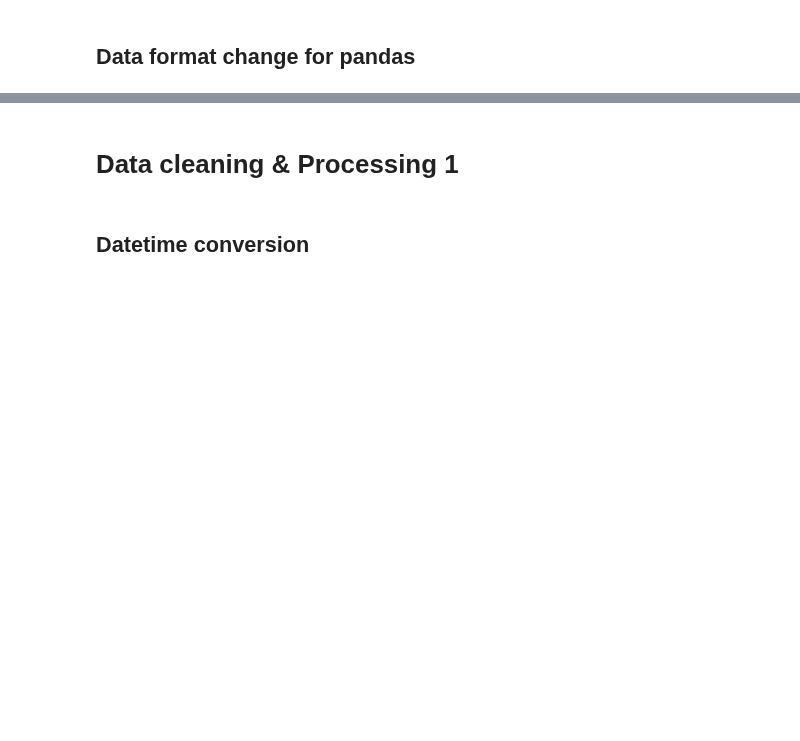
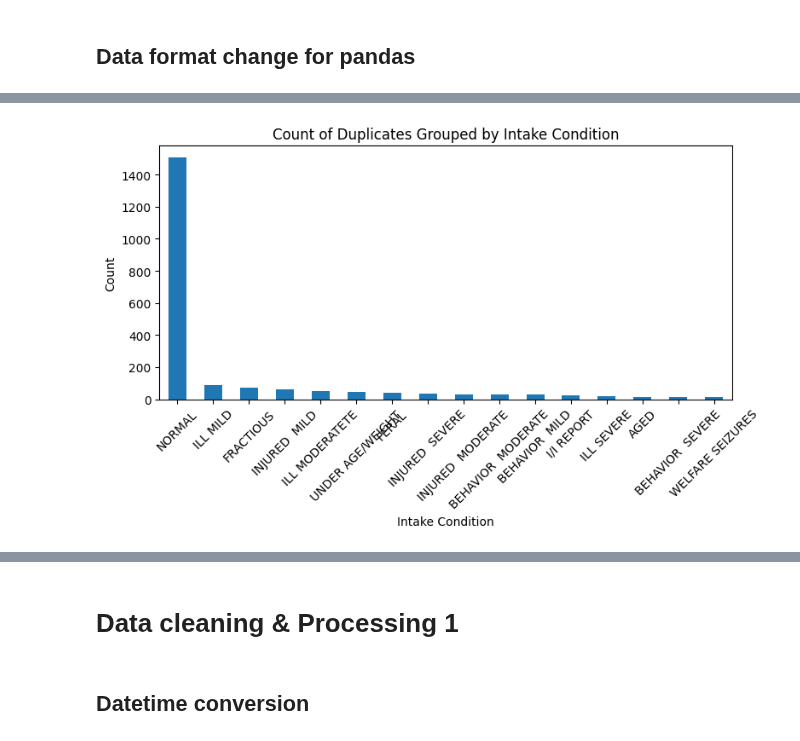
Before and after one commit to atharvavyas1/Lee-paw-faith, a Jupyter notebook: Notebooks/Long Beach EDA.ipynb, the cells around one changed output, grey strips where cells are left out. Drawn from its saved outputs; the diff is of its cells as text; code cells hidden in the pictures; blank space fills up the shorter version.

```diff
--- a/Notebooks/Long Beach EDA.ipynb
+++ b/Notebooks/Long Beach EDA.ipynb
@@ -235,0 +294,12 @@ df.columns = df.columns.str.strip().str.replace('\ufeff', '') # Removing whitesp
+# %%
+# 3. Histogram: count of duplicates grouped by intake_cond
+plt.figure(figsize=(8, 5))
+duplicates_grouped['intake_cond'].value_counts().plot(kind='bar')
+plt.xlabel('Intake Condition')
+plt.ylabel('Count')
+plt.title('Count of Duplicates Grouped by Intake Condition')
+plt.xticks(rotation=45)
+plt.tight_layout()
+plt.show()
+# %% [output]
+[figure, added]
```
Also changed, not shown: parts of 23 cells of this notebook.
